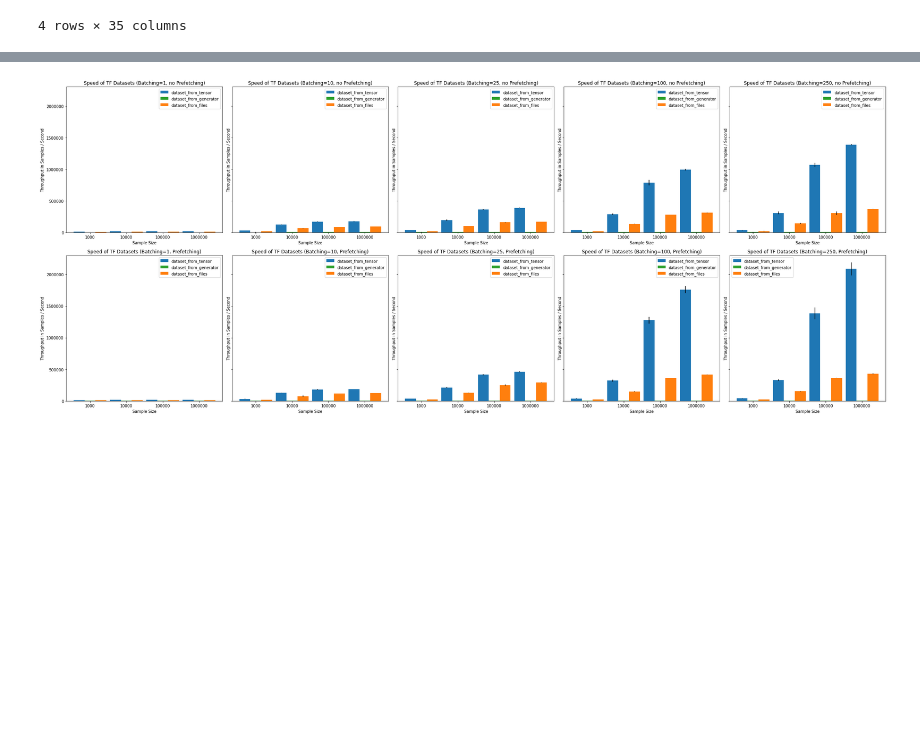
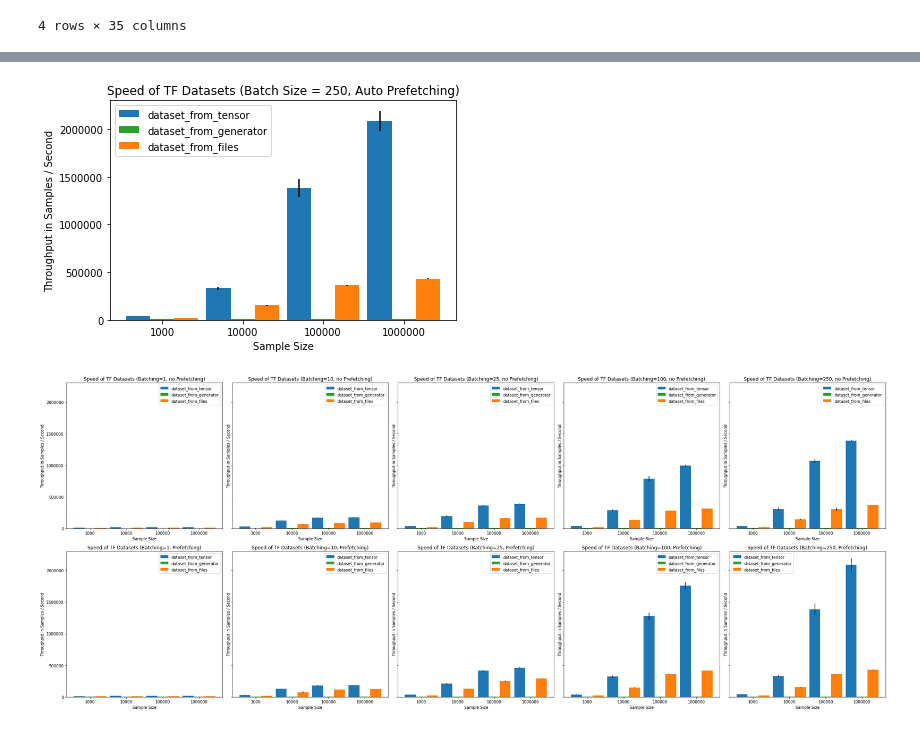
Before and after one commit to Miroka96/mmdenovo, a Jupyter notebook: notebooks/210603 Tensorflow Dataset Introduction.ipynb, the cells around one changed output, grey strips where cells are left out. Saved outputs shown, nothing was run; the diff lists cells and outputs as text; code cells hidden in the pictures; blank space fills up the shorter version.

```diff
--- a/notebooks/210603 Tensorflow Dataset Introduction.ipynb
+++ b/notebooks/210603 Tensorflow Dataset Introduction.ipynb
@@ -716,3 +755,22 @@ agg_results[(agg_results.batch_size == 1.0) & (agg_results.prefetch == 0.0)]
+# %%
+fig, ax = plt.subplots()
+
+plot_speed_by_dataset_type(
+    agg_results[(agg_results.batch_size == 250) & (agg_results.prefetch == -1.0)],
+    f"Speed of TF Datasets (Batch Size = 250, Auto Prefetching)",
+    ax=ax,
+)
+
+fig.tight_layout()
+
+plt.rcParams['svg.fonttype'] = 'none'
+plt.savefig('TF_dataset_benchmark_fast.pdf')
+plt.savefig('TF_dataset_benchmark_fast.png')
+plt.savefig('TF_dataset_benchmark_fast.svg')
+
+plt.show()
+# %% [output]
+[figure, added]
 # %%
 batch_sizes = agg_results.batch_size.unique()
 prefetchings = agg_results.prefetch.unique()
```
Also changed, not shown: parts of 5 cells of this notebook, 6 other files.
